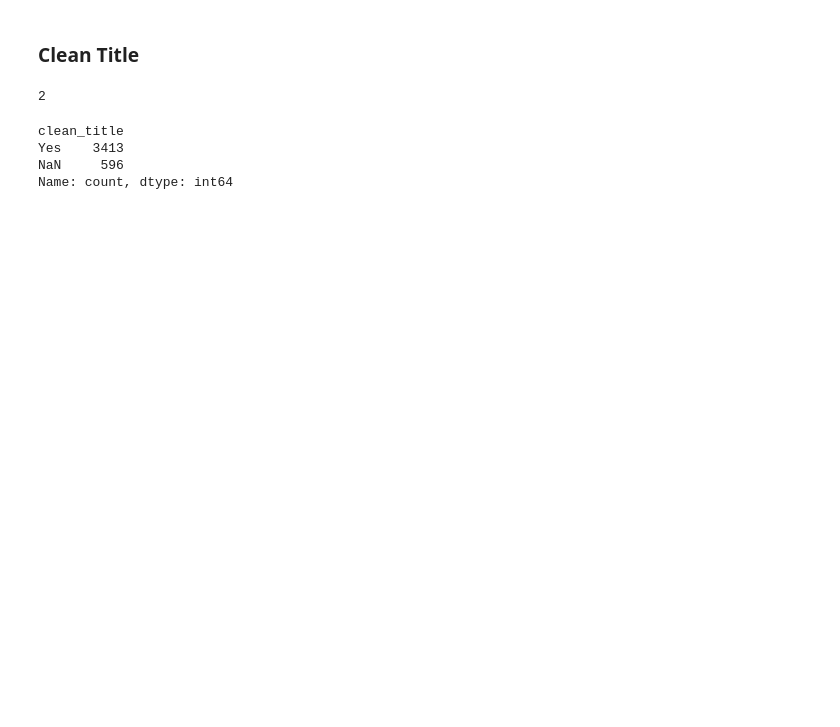
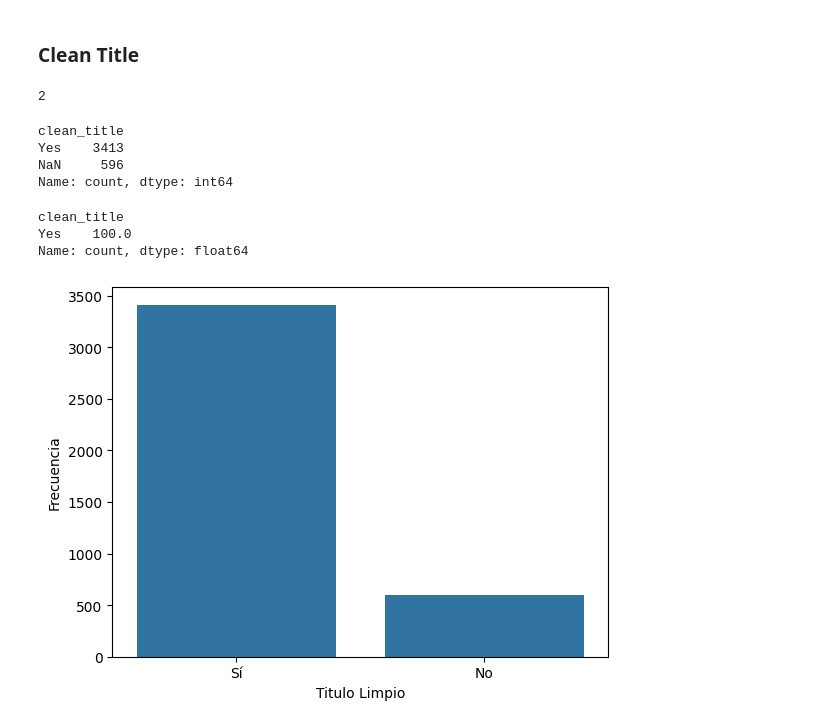
Before and after one commit to PabloJRW/used-car-price-prediction, a Jupyter notebook: notebooks/EDA.ipynb, the cells around one changed output. Drawn from its saved outputs; the diff is of its cells as text; code cells hidden in the pictures; blank space fills up the shorter version.

Commit message:
title

```diff
--- a/notebooks/EDA.ipynb
+++ b/notebooks/EDA.ipynb
@@ -513,10 +519,25 @@ clean_title
 Yes    3413
 NaN     596
 Name: count, dtype: int64
+# %%
+(df['clean_title'].value_counts() / df['clean_title'].count() * 100).round(1)
+# %% [output]
+clean_title
+Yes    100.0
+Name: count, dtype: float64
 # %%
 # Reemplazo valores nulos por 'no'
 df['clean_title'].fillna('no', inplace=True)
 df2['clean_title'] = df['clean_title'].copy()
+# %%
+sns.barplot(df['clean_title'].value_counts())
+plt.xticks(ticks=['Yes', 'no'], labels=['Sí', 'No'])
+plt.xlabel('Titulo Limpio')
+plt.ylabel('Frecuencia')
+plt.savefig(os.path.join('..','img','title_fig'))
+plt.show()
+# %% [output]
+[figure, added]
 # %%
 df2
 # %% [output]
```
Also changed, not shown: parts of 10 cells of this notebook, 2 other files.
